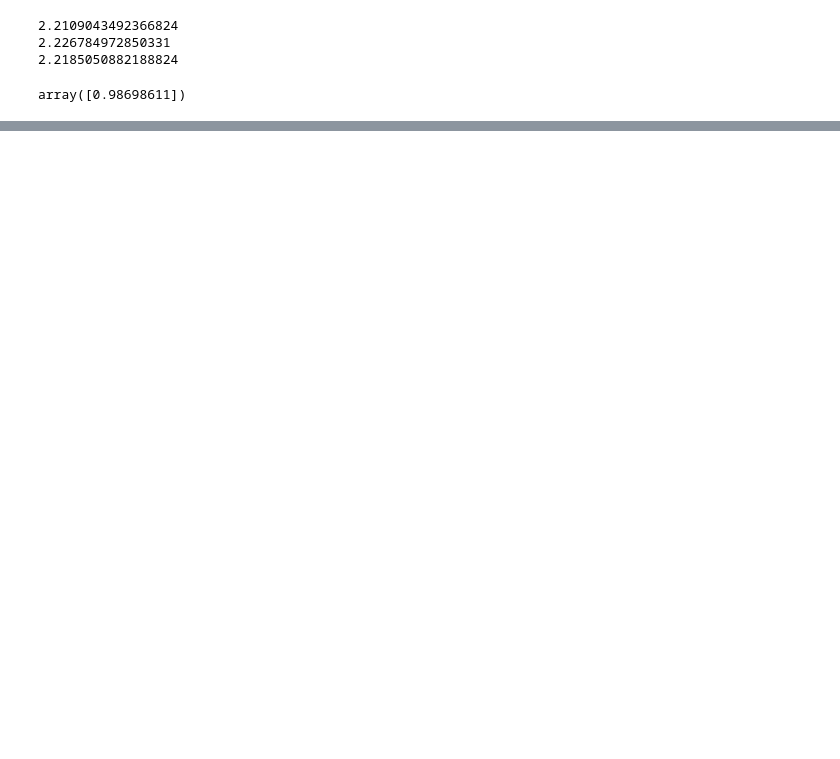
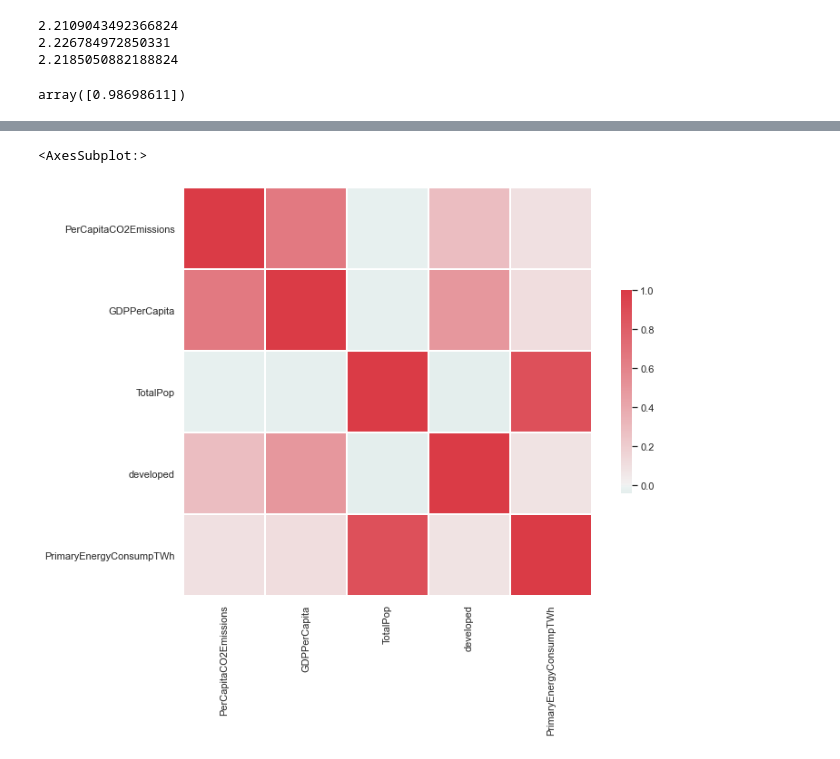
Before and after one commit to TommyAngelini/Data-Science-Projects, a Jupyter notebook: GDPVersusEmissions/GDPVersusEmissions.ipynb, the cells around one changed output, grey strips where cells are left out. Drawn from its saved outputs; the diff is of its cells as text; code cells hidden in the pictures; blank space fills up the shorter version.

Commit message:
Added energy consumption to dataset

```diff
--- a/GDPVersusEmissions/GDPVersusEmissions.ipynb
+++ b/GDPVersusEmissions/GDPVersusEmissions.ipynb
@@ -477,0 +479,11 @@ list(X_test.iloc[1,:])
+# %%
+# load energy consumption data
+energydf = pd.read_csv('Data/energy.csv')
+energydf = energydf[energydf['Primary energy consumption (TWh)'].notna()]
+energydf = energydf.rename(columns={'Primary energy consumption (TWh)': 'PrimaryEnergyConsumpTWh'})
+# %%
+# perform a left join of energydf on previous df
+newdf = pd.merge(df, energydf, on=['Entity', 'Year', 'Code'], how='left')
+# %%
+newdf = newdf[newdf['PrimaryEnergyConsumpTWh'].notna()]
+newdf
@@ -477,0 +504,4 @@ list(X_test.iloc[1,:])
+# %%
+# looking at correlations with energy consumption
+corr = newdf[['PerCapitaCO2Emissions', 'GDPPerCapita', 'TotalPop','developed','PrimaryEnergyConsumpTWh']].corr()
+corr
@@ -477,0 +515,7 @@ list(X_test.iloc[1,:])
+# %%
+cmap = sns.diverging_palette(180, 10, as_cmap=True)
+sns.heatmap(corr, cmap=cmap, vmax=1, center = 0,
+           square = True, linewidths=1, cbar_kws={"shrink": .5})
+# %% [output]
+<AxesSubplot:>
+[figure, added]
```
Also changed, not shown: parts of 12 cells of this notebook, 1 other file.
